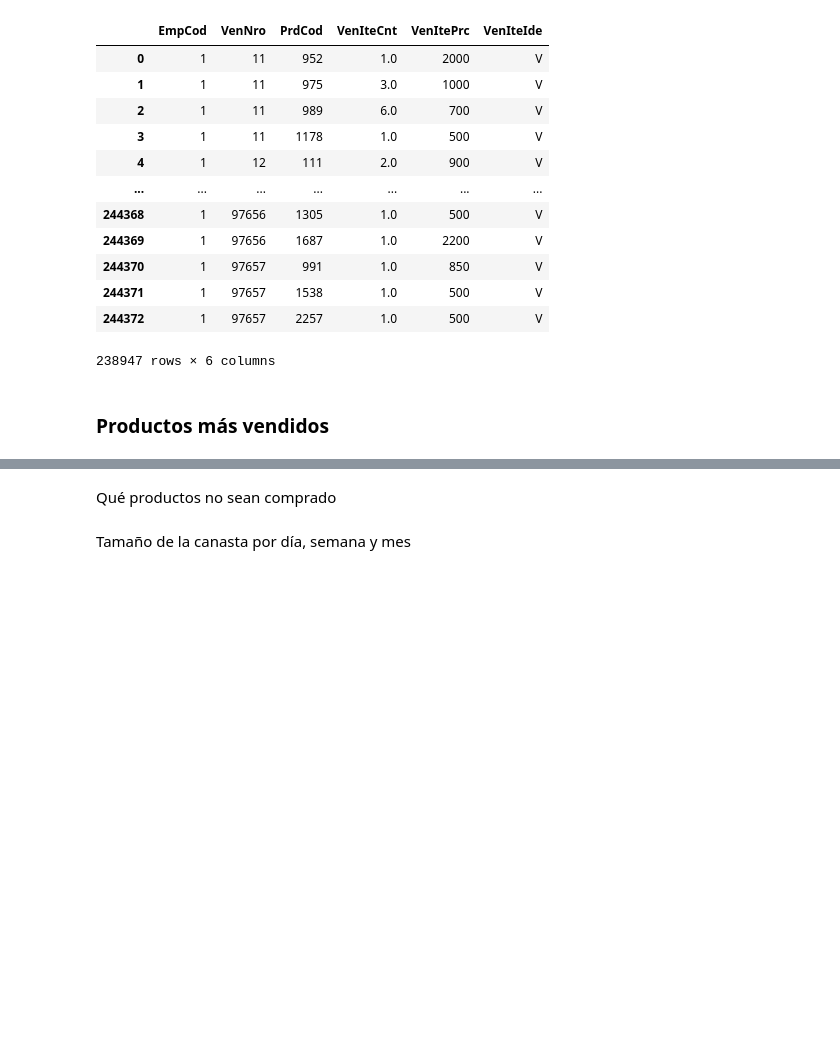
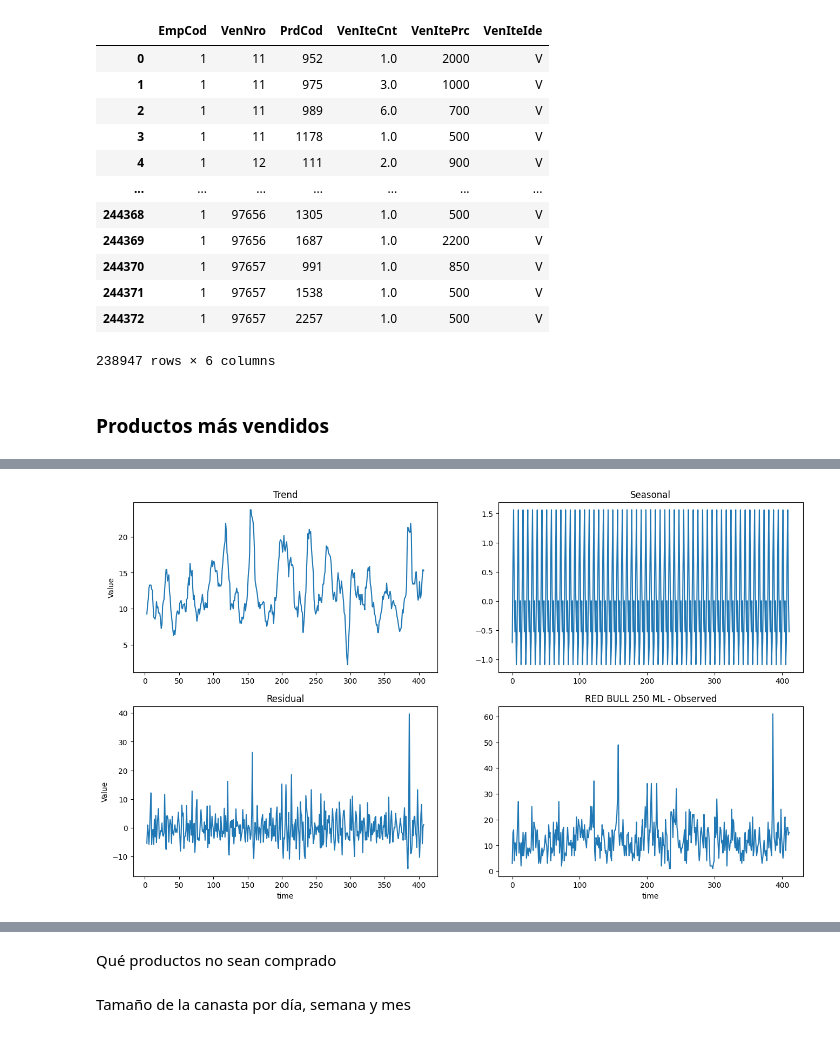
Before and after one commit to darwin1k/MiniMarket, a Jupyter notebook: EdaInitial.ipynb, the cells around one changed output, grey strips where cells are left out. Cells and saved outputs as stored; diff of their text form; code cells hidden in the pictures; blank space fills up the shorter version.

```diff
--- a/EdaInitial.ipynb
+++ b/EdaInitial.ipynb
@@ -421,0 +435,4 @@ Qué productos son comprados en: Día, semana, mes
+# %%
+result = sm.tsa.seasonal_decompose(ventas_dia['ventas'], model='additive', period = 7)
+results_df = pd.DataFrame({'trend': result.trend, 'seasonal': result.seasonal, 'resid': result.resid, 'observed': result.observed})
+results_df
@@ -421,0 +453,24 @@ Qué productos son comprados en: Día, semana, mes
+# %%
+fig, ax = plt.subplots(ncols = 2, nrows = 2,figsize=(16,9))
+df = ventas_dia
+ax[0,0].plot(df.index, results_df.trend)
+ax[0,0].set_title('Trend')
+ax[0,0].set_ylabel('Value')
+
+ax[0,1].plot(df.index, results_df.seasonal)
+ax[0,1].set_title('Seasonal')
+
+ax[1,0].plot(df.index, results_df.resid)
+ax[1,0].set_title('Residual')
+ax[1,0].set_ylabel('Value')
+ax[1,0].set_xlabel('time')
+
+ax[1,1].plot(df.index, results_df.observed)
+ax[1,1].set_title('Observed')
+ax[1,1].set_xlabel('time')
+
+plt.savefig(f'Seasonal_{nombre_producto}.png')
+plt.title(f'{nombre_producto} - Observed')
+plt.show()
+# %% [output]
+[figure, added]
```
Also changed, not shown: parts of 30 cells of this notebook.
